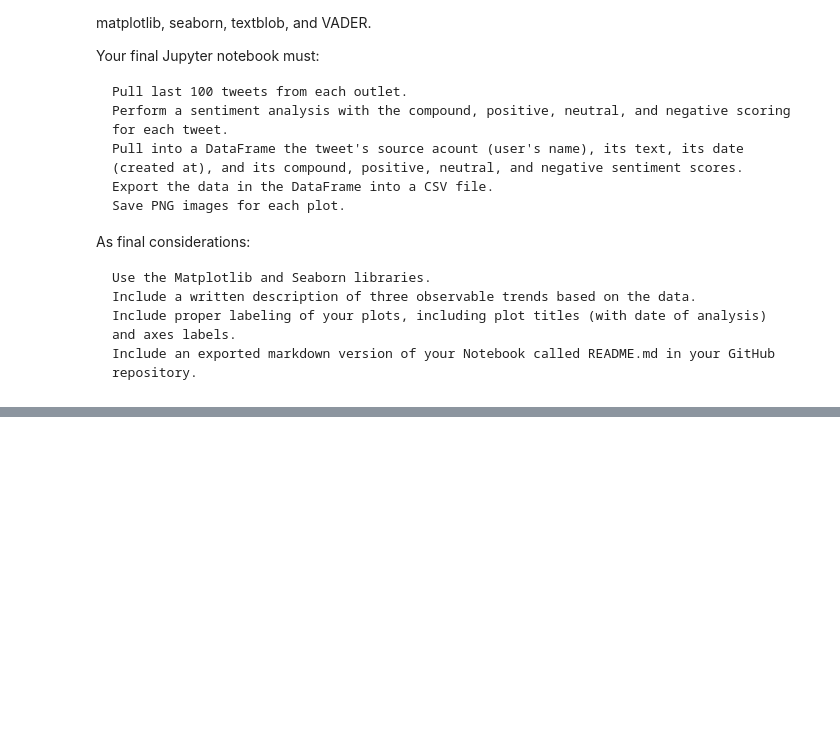
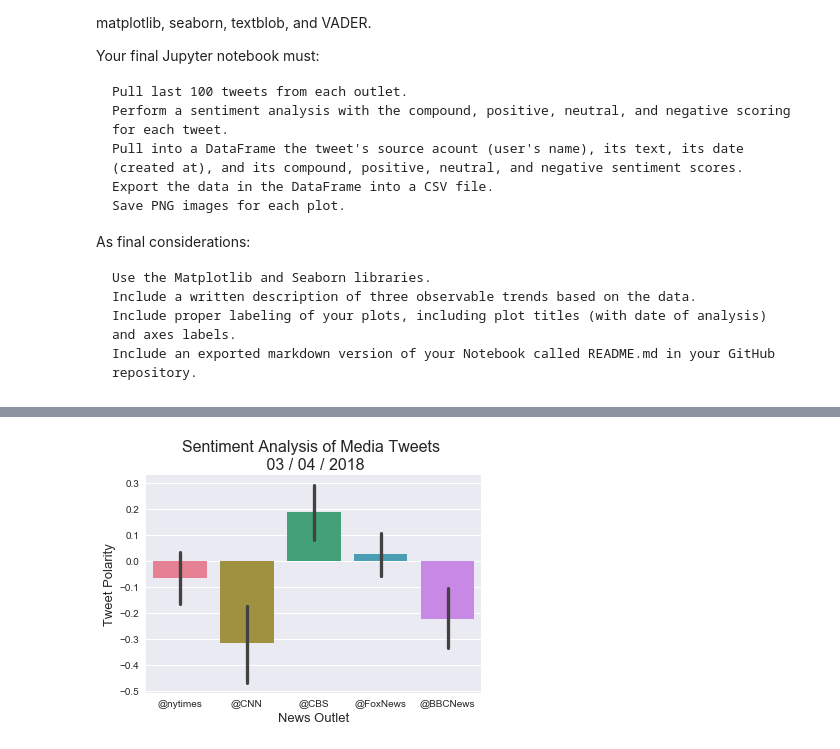
Before and after one commit to DataSteph/Twittervaderhw_stephchan, a Jupyter notebook: Twitter-HW_StephChan(1).ipynb, the cells around one changed output, grey strips where cells are left out. Saved outputs shown, nothing was run; the diff lists cells and outputs as text; code cells hidden in the pictures; blank space fills up the shorter version.

```diff
--- a/Twitter-HW_StephChan(1).ipynb
+++ b/Twitter-HW_StephChan(1).ipynb
@@ -207,0 +205,13 @@ plt.savefig("sentimentfig")
+# %%
+sns.barplot(x="News_Outlet",
+           y="Compound",
+           data=senti,
+           palette="husl"
+          )
+plt.title("Sentiment Analysis of Media Tweets \n 03 / 04 / 2018", size=16)
+plt.ylabel("Tweet Polarity", size=13)
+plt.xlabel("News Outlet", size=13)
+plt.show()
+plt.savefig("Bar Chart Sentiment Analysis")
+# %% [output]
+[figure, added]
```
Also changed, not shown: parts of 4 cells of this notebook, 3 other files.
